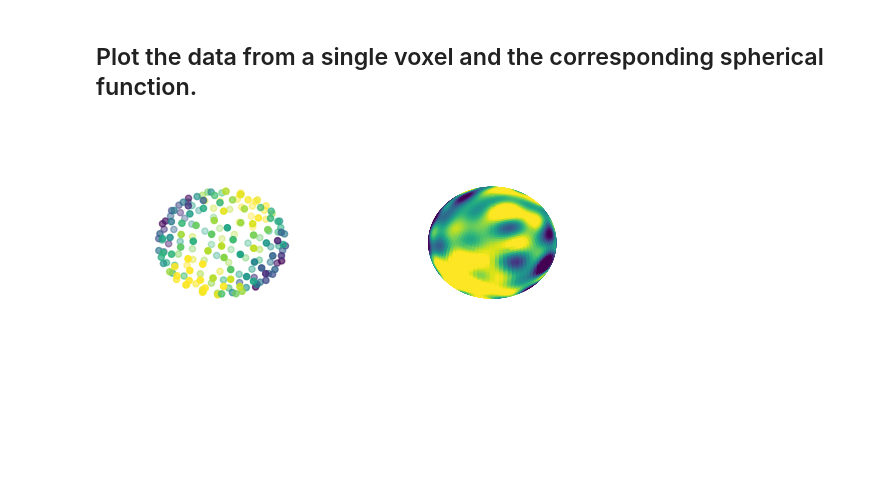
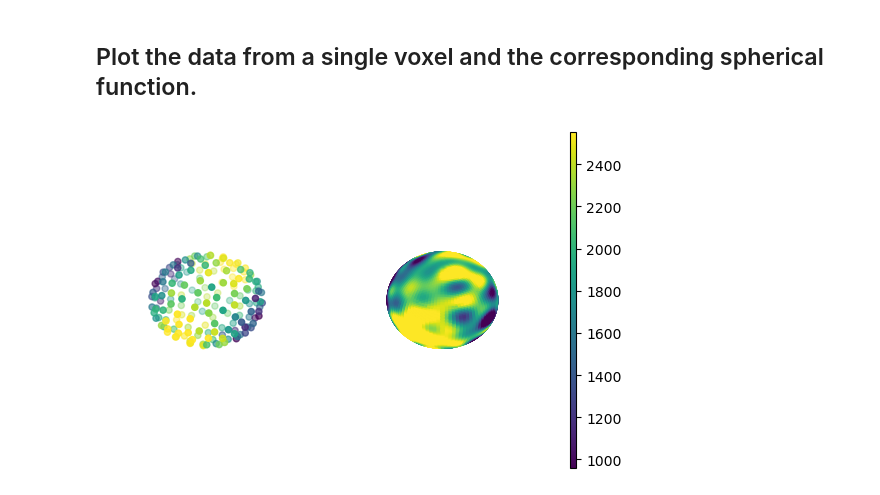
Before and after one commit to AlesRessler/AlesMScProject, a Jupyter notebook: 06 Spherical harmonics visualisation.ipynb, the cells around one changed output. Cells and saved outputs as stored; diff of their text form; code cells hidden in the pictures; blank space fills up the shorter version.

Commit message:
Added colorbar

```diff
--- a/06 Spherical harmonics visualisation.ipynb
+++ b/06 Spherical harmonics visualisation.ipynb
@@ -127,16 +128,27 @@ plt.show()
 # %%
 #%matplotlib qt
 fig = plt.figure()
 ax = fig.add_subplot(121, projection="3d")
 ax.scatter(qhat[0],qhat[1],qhat[2],c=voxel,vmin=1000,vmax=2000,cmap='viridis')
 ax.set_axis_off()
 
+max_value = np.max(voxel)
+min_value = np.min(voxel)
+
+cmap = plt.cm.viridis
+normalization = Normalize(vmin=min_value, vmax=max_value)
+sm = cm.ScalarMappable(cmap=cmap, norm=normalization)
+
 x, y, z, fcolors = get_spherical_function_values_from_spherical_expansion(all_expansion_coefficients[12],12,resolution=100,min_value=1000,max_value=2000)
 
 ax2 = fig.add_subplot(122, projection='3d')
 ax2.plot_surface(x, y, z,  rstride=1, cstride=1, facecolors=cm.viridis(fcolors), shade=False)
 ax2.set_axis_off()
 
+fig.subplots_adjust(right=0.8)
+cbar_ax = fig.add_axes([0.85, 0.15, 0.01, 0.7])
+cbar = fig.colorbar(sm, ax=[ax,ax2], cax=cbar_ax)
+
 plt.show()
 # %% [output]
-[figure, old version]
+[figure, new version]
```
Also changed, not shown: parts of 1 cell of this notebook.
